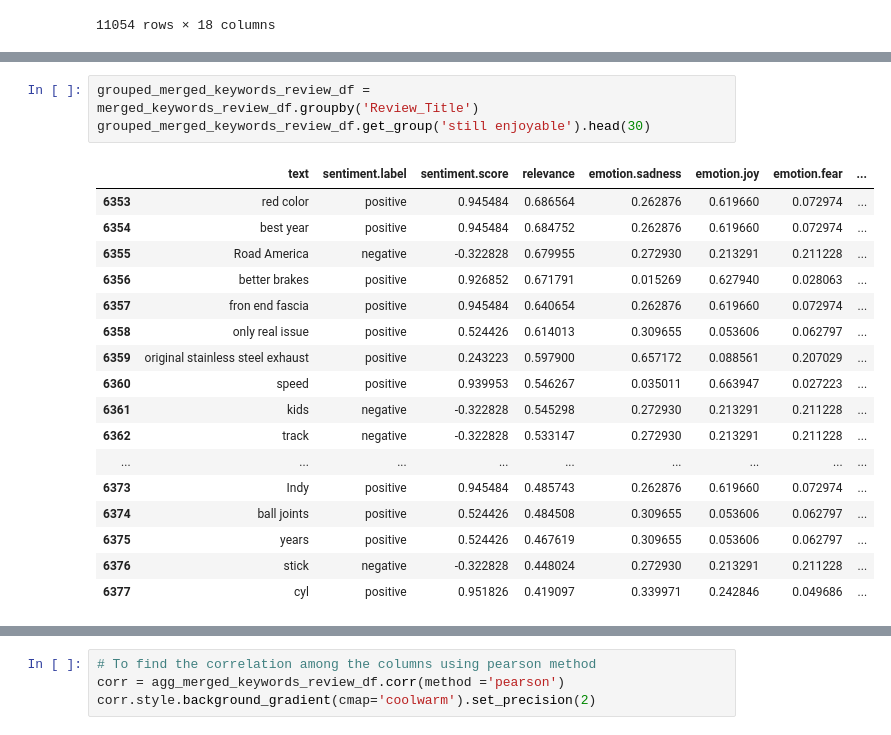
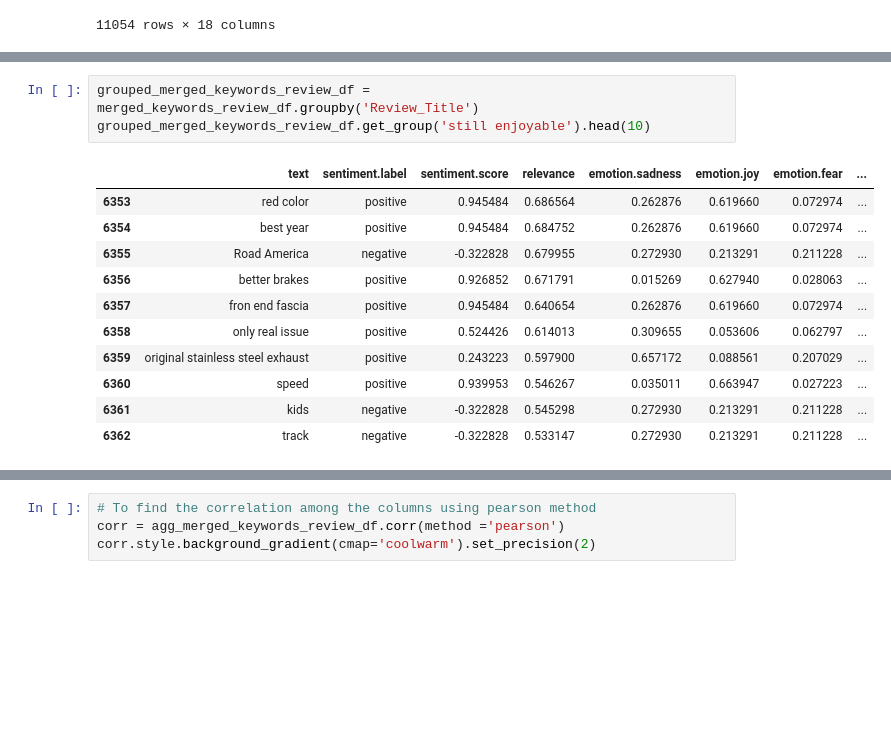
Before and after one commit to Monireh2/text-extensions-for-pandas, a Jupyter notebook: notebooks/Analyze_Text.ipynb, the cells around one changed output, grey strips where cells are left out. Cells and saved outputs as stored; diff of their text form; blank space fills up the shorter version.

```diff
--- a/notebooks/Analyze_Text.ipynb
+++ b/notebooks/Analyze_Text.ipynb
@@ -1004,23 +982,17 @@ merged_keywords_review_df
 # %%
 grouped_merged_keywords_review_df = merged_keywords_review_df.groupby('Review_Title')
-grouped_merged_keywords_review_df.get_group('still enjoyable').head(30)
+grouped_merged_keywords_review_df.get_group('still enjoyable').head(10)
 # %% [output]
 |  | text | sentiment.label | sentiment.score | relevance | emotion.sadness | emotion.joy | emotion.fear | ... |
 | 6353 | red color | positive | 0.945484 | 0.686564 | 0.262876 | 0.619660 | 0.072974 | ... |
 | 6354 | best year | positive | 0.945484 | 0.684752 | 0.262876 | 0.619660 | 0.072974 | ... |
 | 6355 | Road America | negative | -0.322828 | 0.679955 | 0.272930 | 0.213291 | 0.211228 | ... |
 | 6356 | better brakes | positive | 0.926852 | 0.671791 | 0.015269 | 0.627940 | 0.028063 | ... |
 | 6357 | fron end fascia | positive | 0.945484 | 0.640654 | 0.262876 | 0.619660 | 0.072974 | ... |
 | 6358 | only real issue | positive | 0.524426 | 0.614013 | 0.309655 | 0.053606 | 0.062797 | ... |
 | 6359 | original stainless steel exhaust | positive | 0.243223 | 0.597900 | 0.657172 | 0.088561 | 0.207029 | ... |
 | 6360 | speed | positive | 0.939953 | 0.546267 | 0.035011 | 0.663947 | 0.027223 | ... |
 | 6361 | kids | negative | -0.322828 | 0.545298 | 0.272930 | 0.213291 | 0.211228 | ... |
 | 6362 | track | negative | -0.322828 | 0.533147 | 0.272930 | 0.213291 | 0.211228 | ... |
-| ... | ... | ... | ... | ... | ... | ... | ... | ... |
-| 6373 | Indy | positive | 0.945484 | 0.485743 | 0.262876 | 0.619660 | 0.072974 | ... |
-| 6374 | ball joints | positive | 0.524426 | 0.484508 | 0.309655 | 0.053606 | 0.062797 | ... |
-| 6375 | years | positive | 0.524426 | 0.467619 | 0.309655 | 0.053606 | 0.062797 | ... |
-| 6376 | stick | negative | -0.322828 | 0.448024 | 0.272930 | 0.213291 | 0.211228 | ... |
-| 6377 | cyl | positive | 0.951826 | 0.419097 | 0.339971 | 0.242846 | 0.049686 | ... |
 # %%
 agg_merged_keywords_review_df = grouped_merged_keywords_review_df.mean()
```
Also changed, not shown: parts of 4 cells of this notebook.
